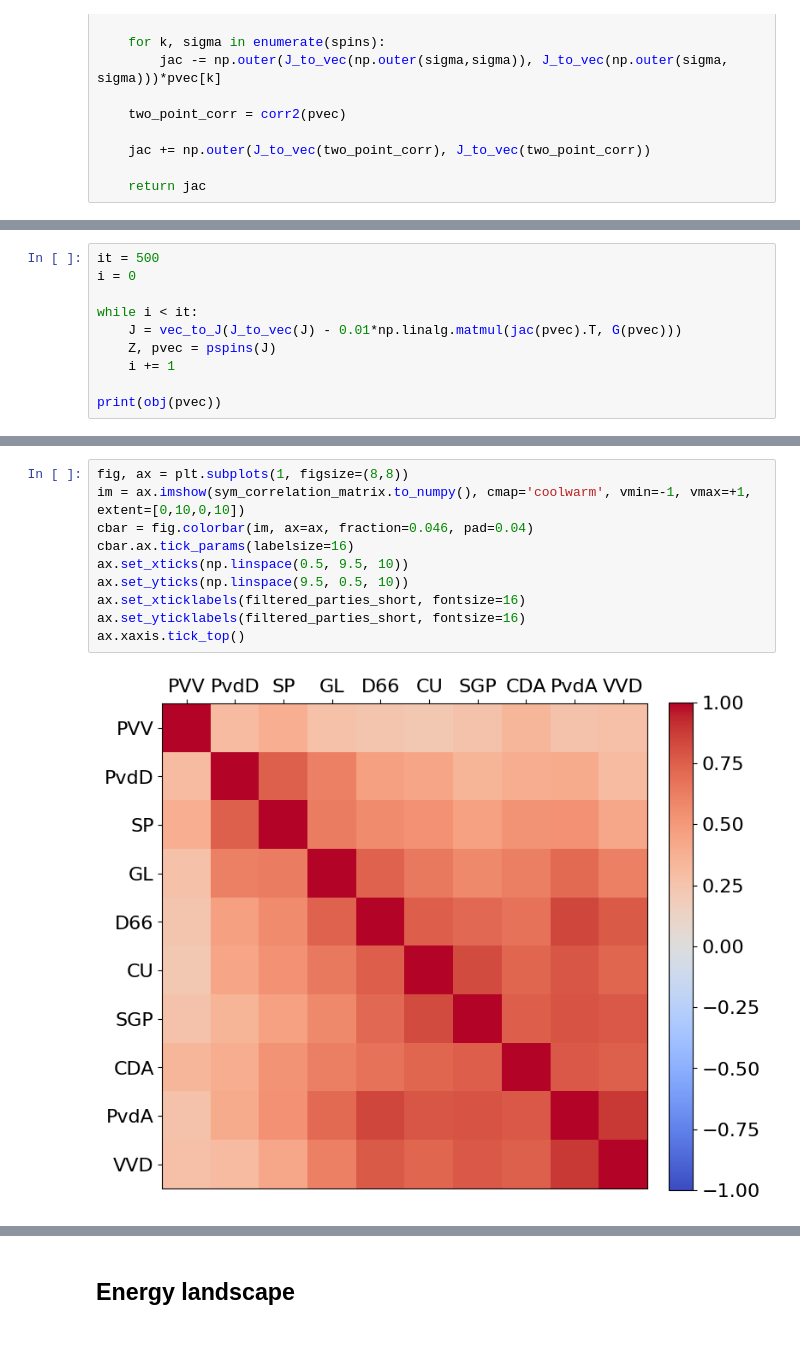
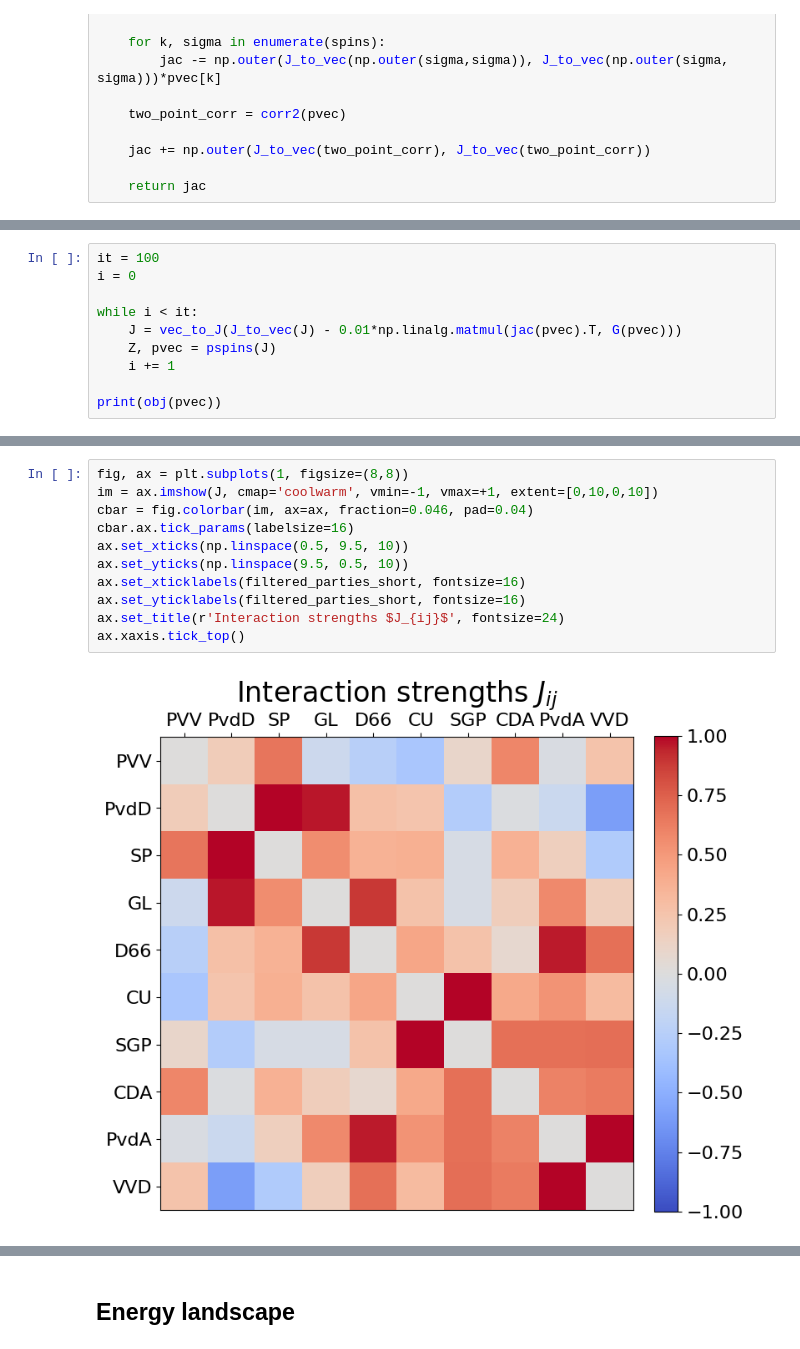
Before and after one commit to olivierwitteveen/dutch-parliament-max-ent, a Jupyter notebook: tk_stemming.ipynb, the cells around one changed output, grey strips where cells are left out. Saved outputs shown, nothing was run; the diff lists cells and outputs as text.

```diff
--- a/tk_stemming.ipynb
+++ b/tk_stemming.ipynb
@@ -448,7 +457,7 @@ obj(pvec)
 # %% [output]
 np.float64(0.009033777222778708)
 # %%
-it = 500
+it = 100
 i = 0
 
 while i < it:
@@ -462,12 +486,13 @@ print(obj(pvec))
 # %%
 fig, ax = plt.subplots(1, figsize=(8,8))
-im = ax.imshow(sym_correlation_matrix.to_numpy(), cmap='coolwarm', vmin=-1, vmax=+1, extent=[0,10,0,10])
+im = ax.imshow(J, cmap='coolwarm', vmin=-1, vmax=+1, extent=[0,10,0,10])
 cbar = fig.colorbar(im, ax=ax, fraction=0.046, pad=0.04)
 cbar.ax.tick_params(labelsize=16)
 ax.set_xticks(np.linspace(0.5, 9.5, 10))
 ax.set_yticks(np.linspace(9.5, 0.5, 10))
 ax.set_xticklabels(filtered_parties_short, fontsize=16)
 ax.set_yticklabels(filtered_parties_short, fontsize=16)
+ax.set_title(r'Interaction strengths $J_{ij}$', fontsize=24)
 ax.xaxis.tick_top()
 # %% [output]
-[figure, old version]
+[figure, new version]
```
Also changed, not shown: parts of 10 cells of this notebook.
